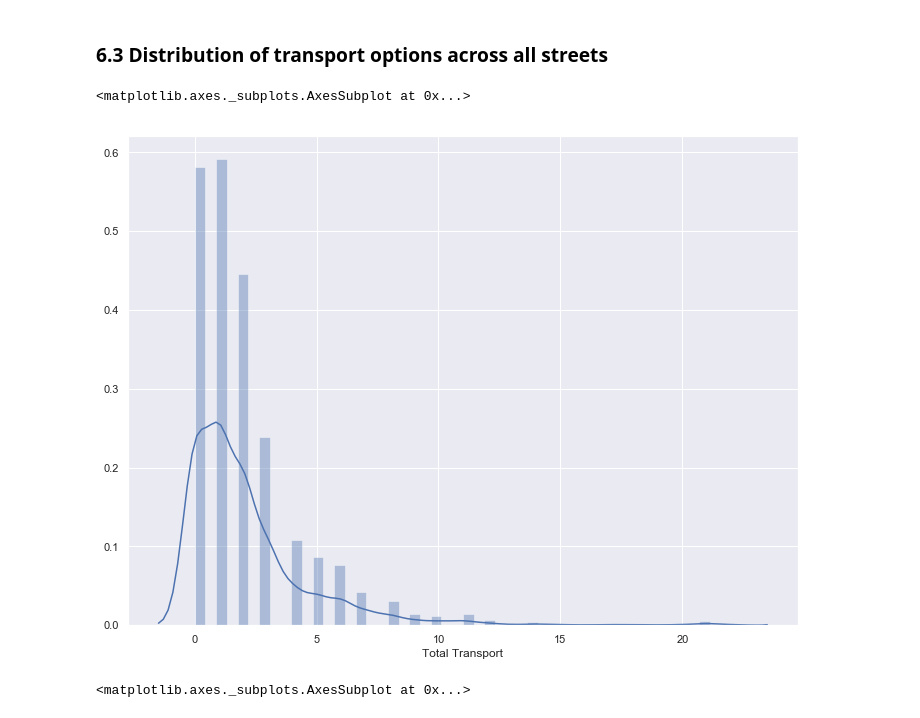
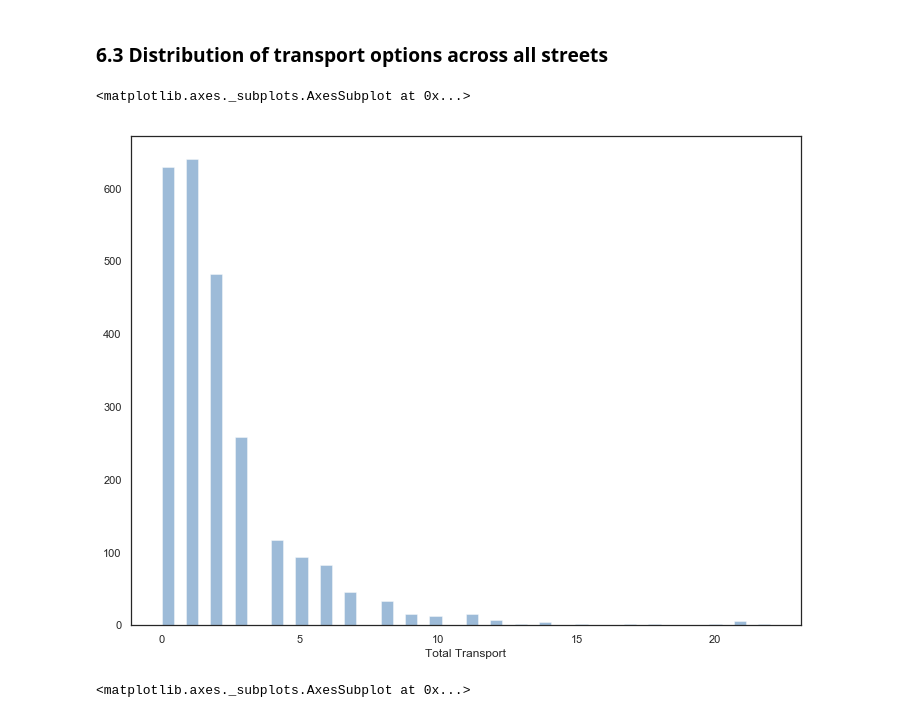
Before and after one commit to Niladri-B/Coursera_Captstone, a Jupyter notebook: wk4/Capstone_part3.ipynb, the cells around one changed output. Drawn from its saved outputs; the diff is of its cells as text; code cells hidden in the pictures.

```diff
--- a/wk4/Capstone_part3.ipynb
+++ b/wk4/Capstone_part3.ipynb
@@ -222,11 +222,13 @@ plt.xticks(rotation = 45)
 [figure]
 # %% [markdown]
 ### 6.3 Distribution of transport options across all streets
-# %%
-sns.distplot(orderedStreetTrikkBussMetroTog['Total Transport'])
-# %% [output]
-<matplotlib.axes._subplots.AxesSubplot at 0x...>
-[figure, removed]
+# %%
+sns.set_palette("Blues_r")
+#sns.set(style="white", palette="dark", color_codes=True)
+sns.distplot(orderedStreetTrikkBussMetroTog['Total Transport'], kde = False)
+# %% [output]
+<matplotlib.axes._subplots.AxesSubplot at 0x...>
+[figure, added]
 # %%
 sns.boxplot(y = orderedStreetTrikkBussMetroTog['Total Transport'], width = 0.1)
 # %% [output]
```
Also changed, not shown: parts of 1 cell of this notebook.
